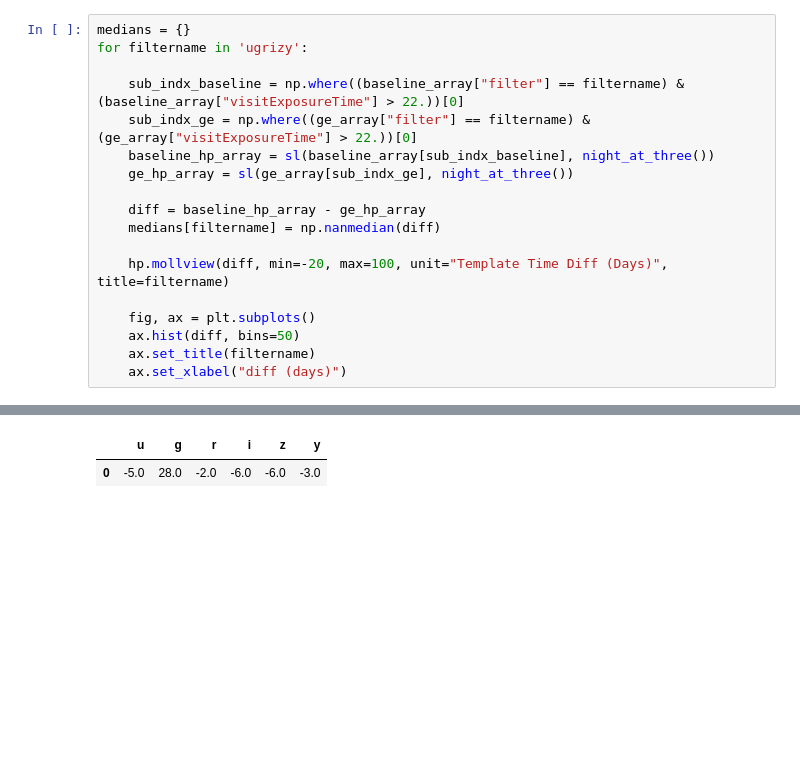
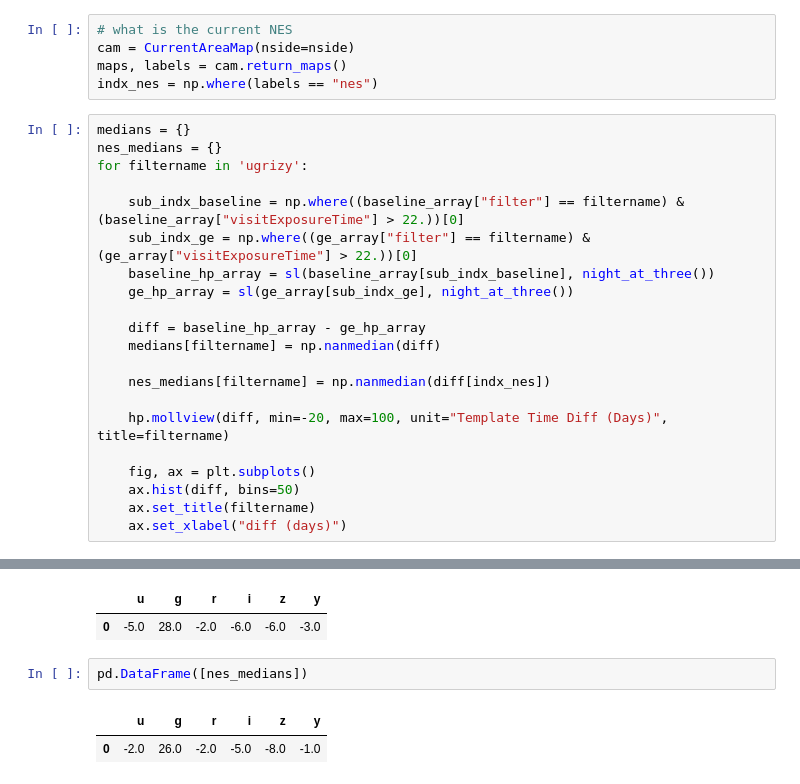
Before and after one commit to lsst-sims/sims_featureScheduler_runs4.3, a Jupyter notebook: templates/template_diff.ipynb, the cells around one changed output, grey strips where cells are left out. Drawn from its saved outputs; the diff is of its cells as text; blank space fills up the shorter version.

```diff
--- a/templates/template_diff.ipynb
+++ b/templates/template_diff.ipynb
@@ -41,8 +41,14 @@ class night_at_three():
 # %%
 nside = 64
 sl = maf.Slicer(nside=nside)
+# %%
+# what is the current NES
+cam = CurrentAreaMap(nside=nside)
+maps, labels = cam.return_maps()
+indx_nes = np.where(labels == "nes")
 # %%
 medians = {}
+nes_medians = {}
 for filtername in 'ugrizy':
 
     sub_indx_baseline = np.where((baseline_array["filter"] == filtername) & (baseline_array["visitExposureTime"] > 22.))[0]
@@ -53,6 +59,8 @@ for filtername in 'ugrizy':
     diff = baseline_hp_array - ge_hp_array
     medians[filtername] = np.nanmedian(diff)
 
+    nes_medians[filtername] = np.nanmedian(diff[indx_nes])
+
     hp.mollview(diff, min=-20, max=100, unit="Template Time Diff (Days)", title=filtername)
 
     fig, ax = plt.subplots()
@@ -78,3 +86,8 @@ pd.DataFrame([medians])
 # %% [output]
 |  | u | g | r | i | z | y |
 | 0 | -5.0 | 28.0 | -2.0 | -6.0 | -6.0 | -3.0 |
+# %%
+pd.DataFrame([nes_medians])
+# %% [output]
+|  | u | g | r | i | z | y |
+| 0 | -2.0 | 26.0 | -2.0 | -5.0 | -8.0 | -1.0 |
```
Also changed, not shown: 1 other file.
